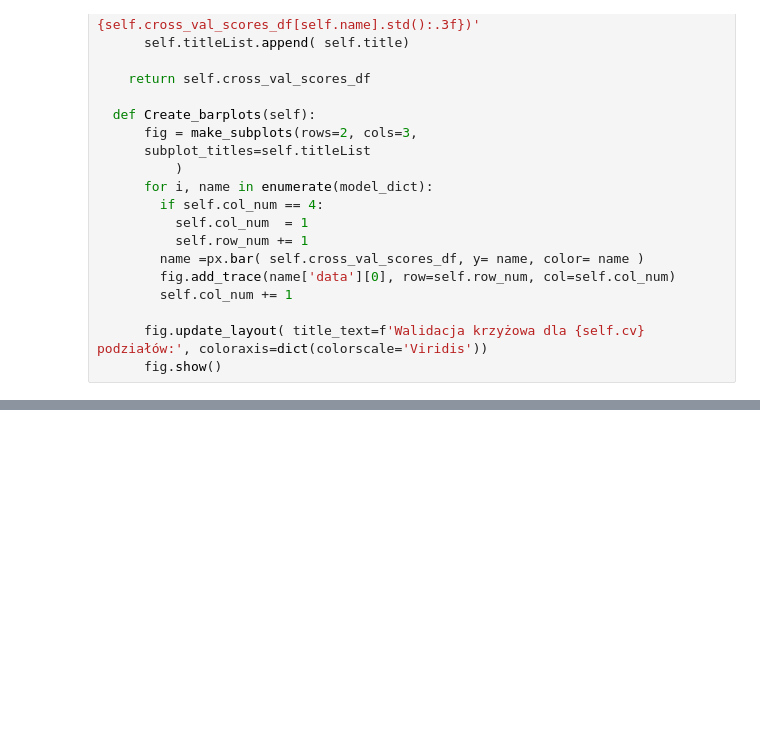
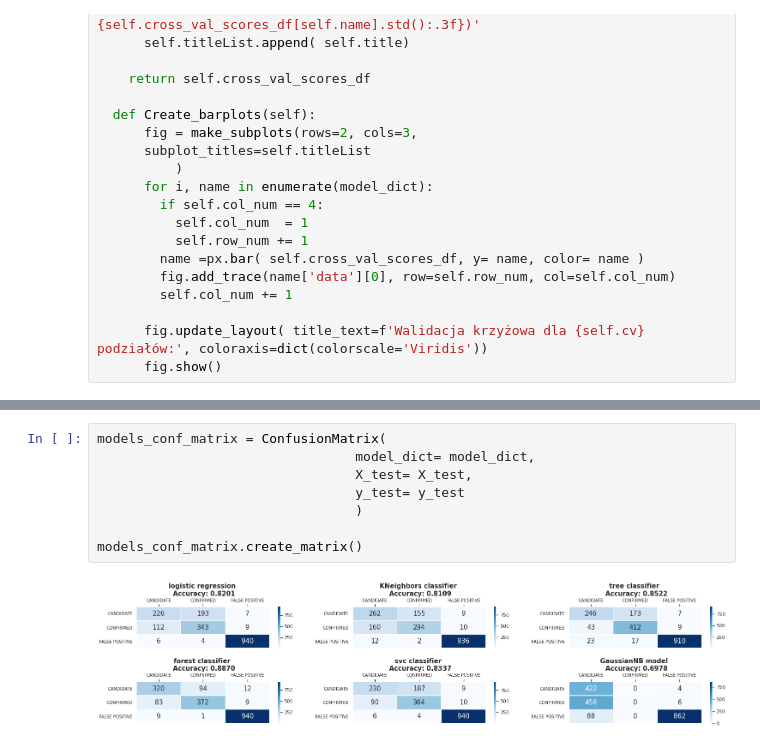
Before and after one commit to ArminD93/KeplerExoplanetSearchResults, a Jupyter notebook: KeplerExoplanetSearchResults.ipynb, the cells around one changed output, grey strips where cells are left out. Drawn from its saved outputs; the diff is of its cells as text; blank space fills up the shorter version.

```diff
--- a/KeplerExoplanetSearchResults.ipynb
+++ b/KeplerExoplanetSearchResults.ipynb
@@ -1022,0 +1054,10 @@ plt.show()
+# %%
+models_conf_matrix = ConfusionMatrix(
+                                 model_dict= model_dict,
+                                 X_test= X_test,
+                                 y_test= y_test
+                                 )
+
+models_conf_matrix.create_matrix()
+# %% [output]
+[figure, added]
```
Also changed, not shown: parts of 33 cells of this notebook.
